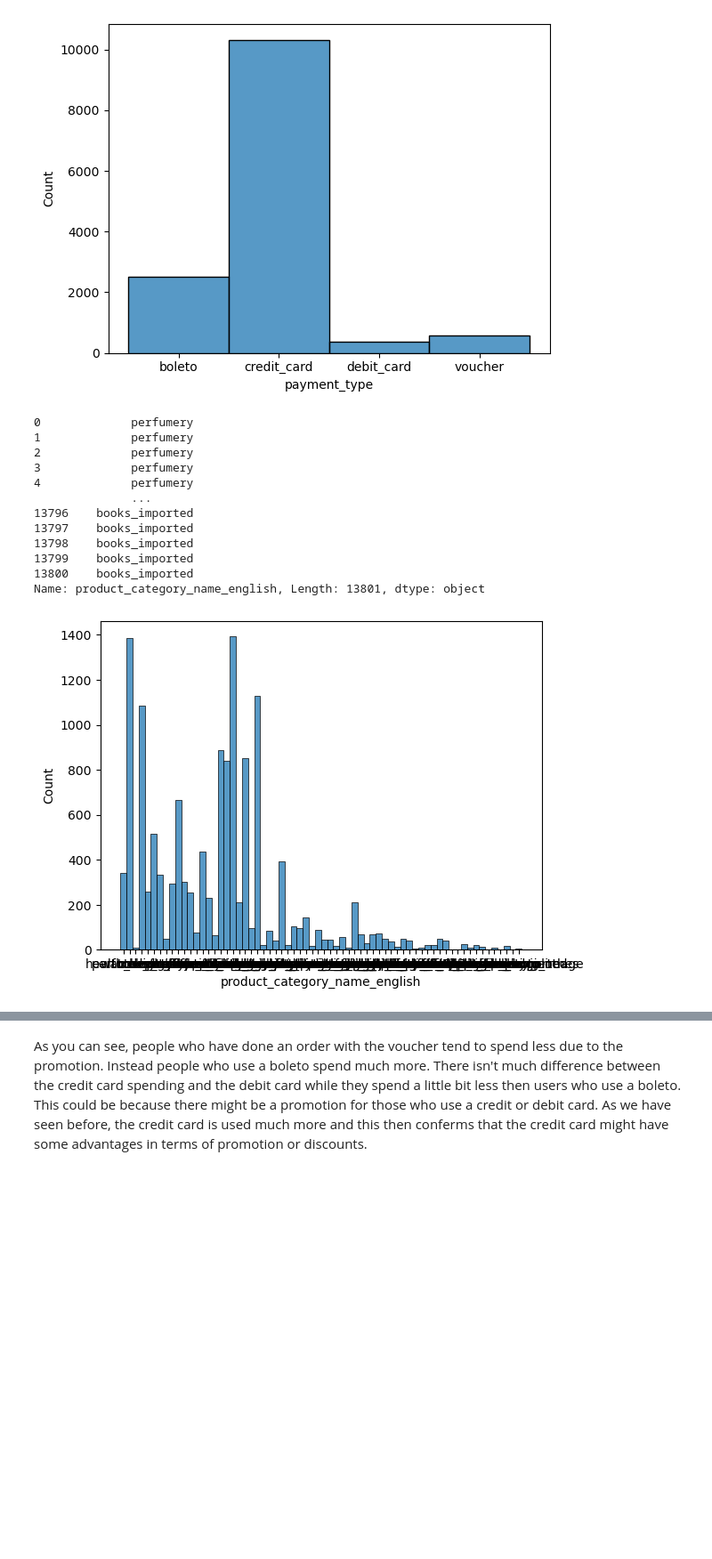
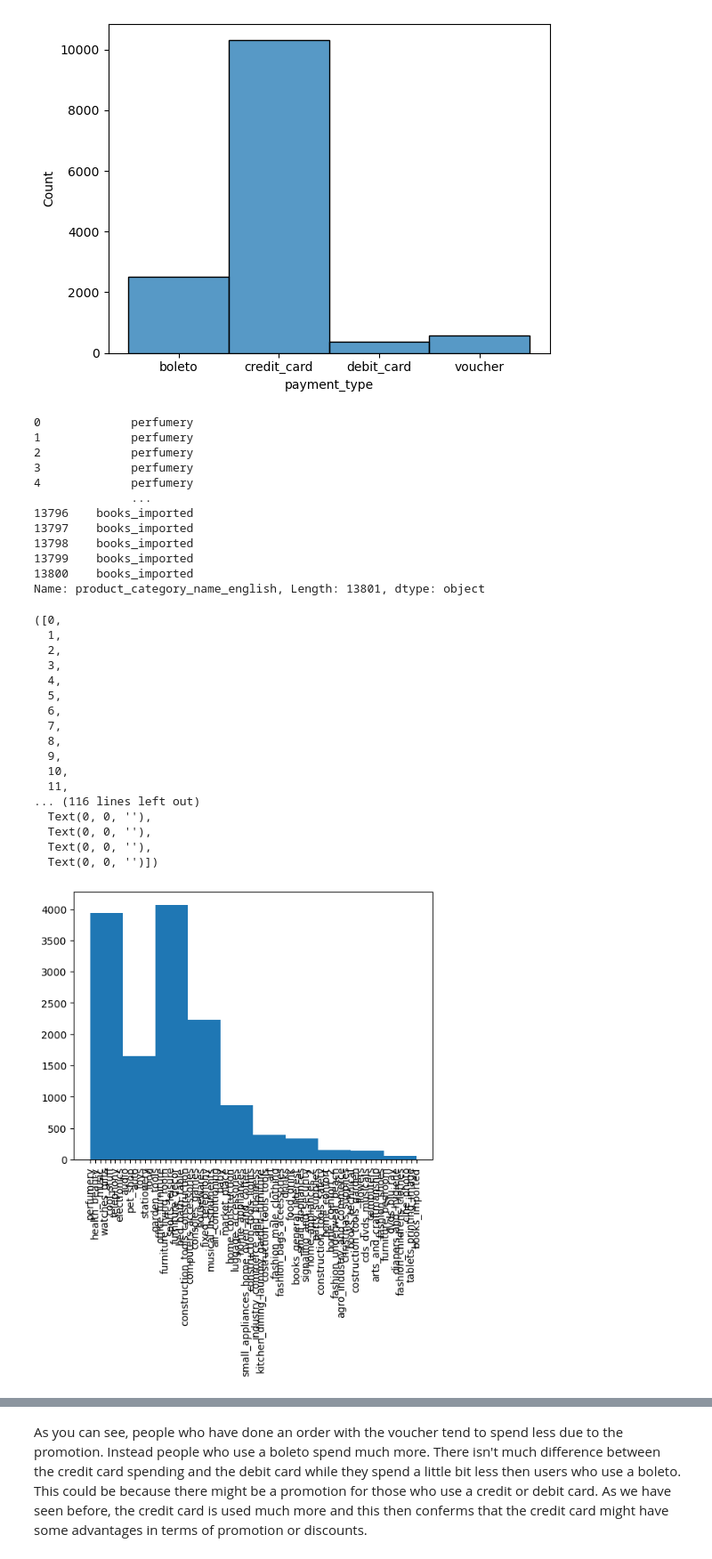
Before and after one commit to Matcar02/AI-ML-Customer-segmentation, a Jupyter notebook: ProjectAI.ipynb, the cells around one changed output, grey strips where cells are left out. Shown at 89% size. Cells and saved outputs as stored; diff of their text form; code cells hidden in the pictures; blank space fills up the shorter version.

```diff
--- a/ProjectAI.ipynb
+++ b/ProjectAI.ipynb
@@ -306,24 +326,43 @@ sns.histplot(data=df["payment_type"])
 # %%
 dfcat=df["product_category_name_english"]
 display(dfcat)
 dfcat.columns=["products_cat_name"]
 dfcat.head()
-ax.set(xlabel=None)
-ax = sns.histplot(df['product_category_name_english'])
+uniques = list(np.unique(df['product_category_name_english']))
+
+ax = plt.hist(x = df['product_category_name_english'])
+plt.xticks(rotation=90)
 # %% [output]
 0             perfumery
 1             perfumery
 2             perfumery
 3             perfumery
 4             perfumery
               ...
 13796    books_imported
 13797    books_imported
 13798    books_imported
 13799    books_imported
 13800    books_imported
 Name: product_category_name_english, Length: 13801, dtype: object
+([0,
+  1,
+  2,
+  3,
+  4,
+  5,
+  6,
+  7,
+  8,
+  9,
+  10,
+  11,
+... (116 lines left out)
+  Text(0, 0, ''),
+  Text(0, 0, ''),
+  Text(0, 0, ''),
+  Text(0, 0, '')])
-[figure, old version]
+[figure, new version]
 # %%
 y=df["price"]
 x=[i for i in range(len(df))]
```
Also changed, not shown: parts of 30 cells of this notebook.
